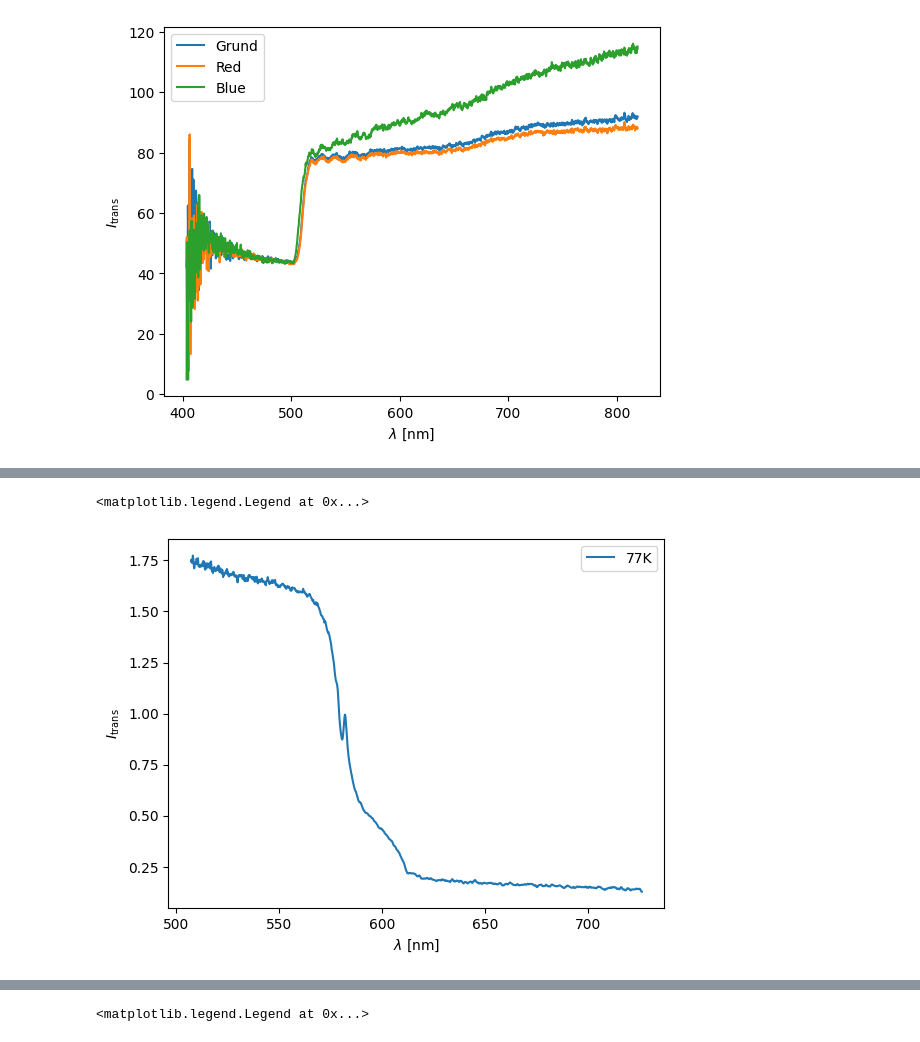
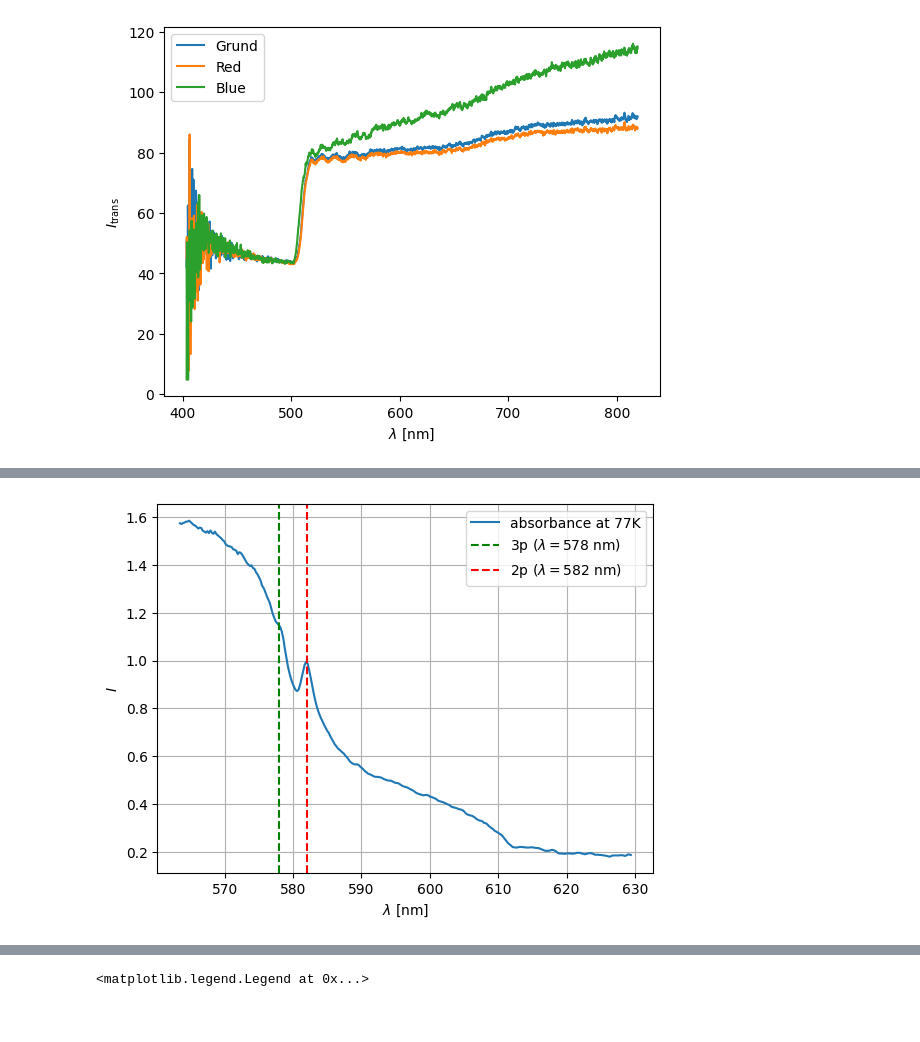
Before and after one commit to thexwon/P4, a Jupyter notebook: Semiconductor Spectroscopy/ss.ipynb, the cells around one changed output, grey strips where cells are left out. Drawn from its saved outputs; the diff is of its cells as text; code cells hidden in the pictures.

```diff
--- a/Semiconductor Spectroscopy/ss.ipynb
+++ b/Semiconductor Spectroscopy/ss.ipynb
@@ -264,13 +250,18 @@ plt.legend()
 # %%
-start = 600
-stop = 1000
+start = 850
+stop = 300
 plt.plot(readd('Aufg4_Duenn_Kalt.Master.Absorbance', start, stop)[:,0],
         readd('Aufg4_Duenn_Kalt.Master.Absorbance', start, stop)[:,1],
-        label = '77K'
+        label = 'absorbance at 77K'
         )
+plt.axvline(x = 578, color = 'green', linestyle = '--',
+            label = fr'3p ($\lambda = 578$ nm)')
+plt.axvline(x = 582, color = 'red', linestyle = '--',
+            label = fr'2p ($\lambda = 582$ nm)')
 plt.xlabel(fr'$\lambda$ [nm]')
-plt.ylabel(fr'$I_\mathrm{{trans}}$')
+plt.ylabel(fr'$I$')
+plt.grid()
 plt.legend()
+plt.savefig('ss_ex4_thin_cold.jpg', dpi = 800)
 # %% [output]
-<matplotlib.legend.Legend at 0x...>
-[figure, old version]
+[figure, new version]
```
Also changed, not shown: parts of 12 cells of this notebook.
